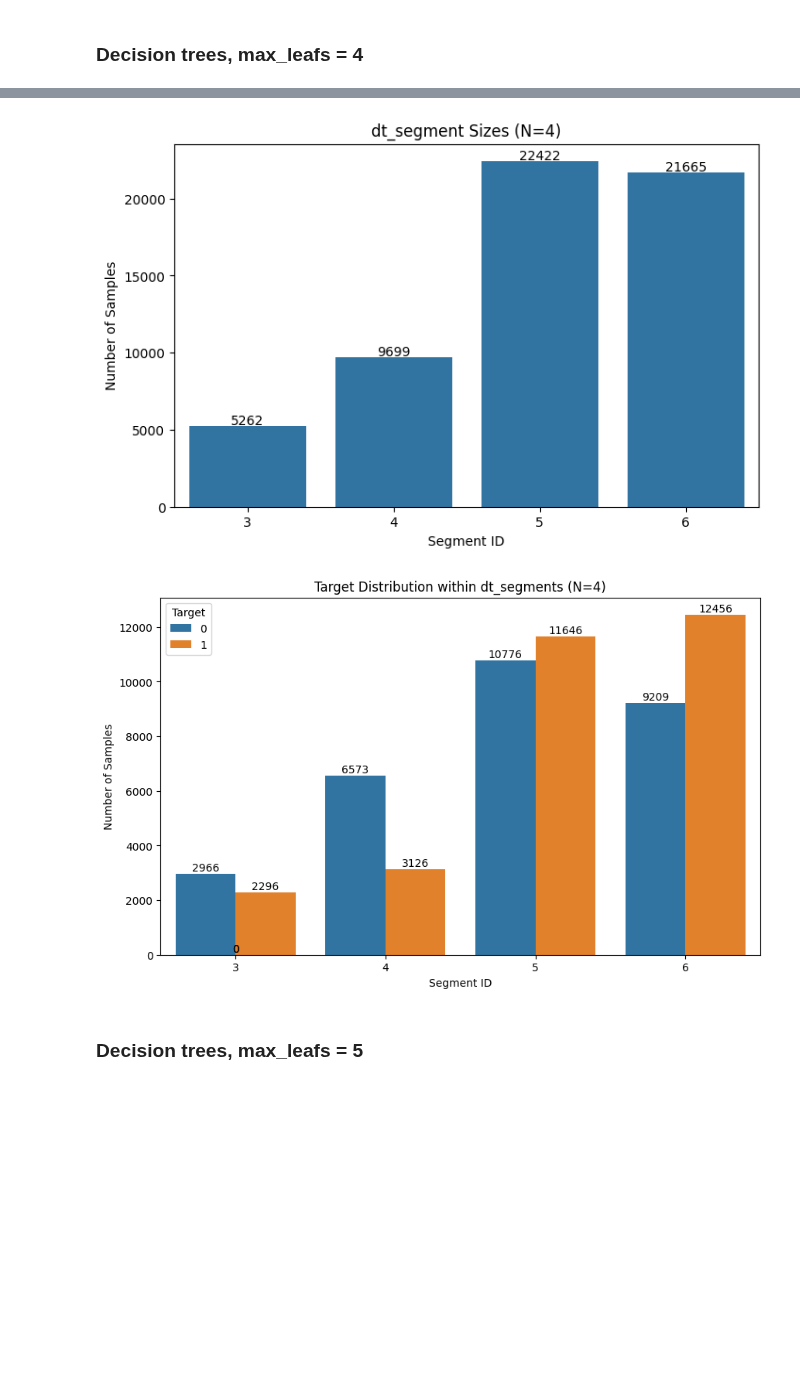
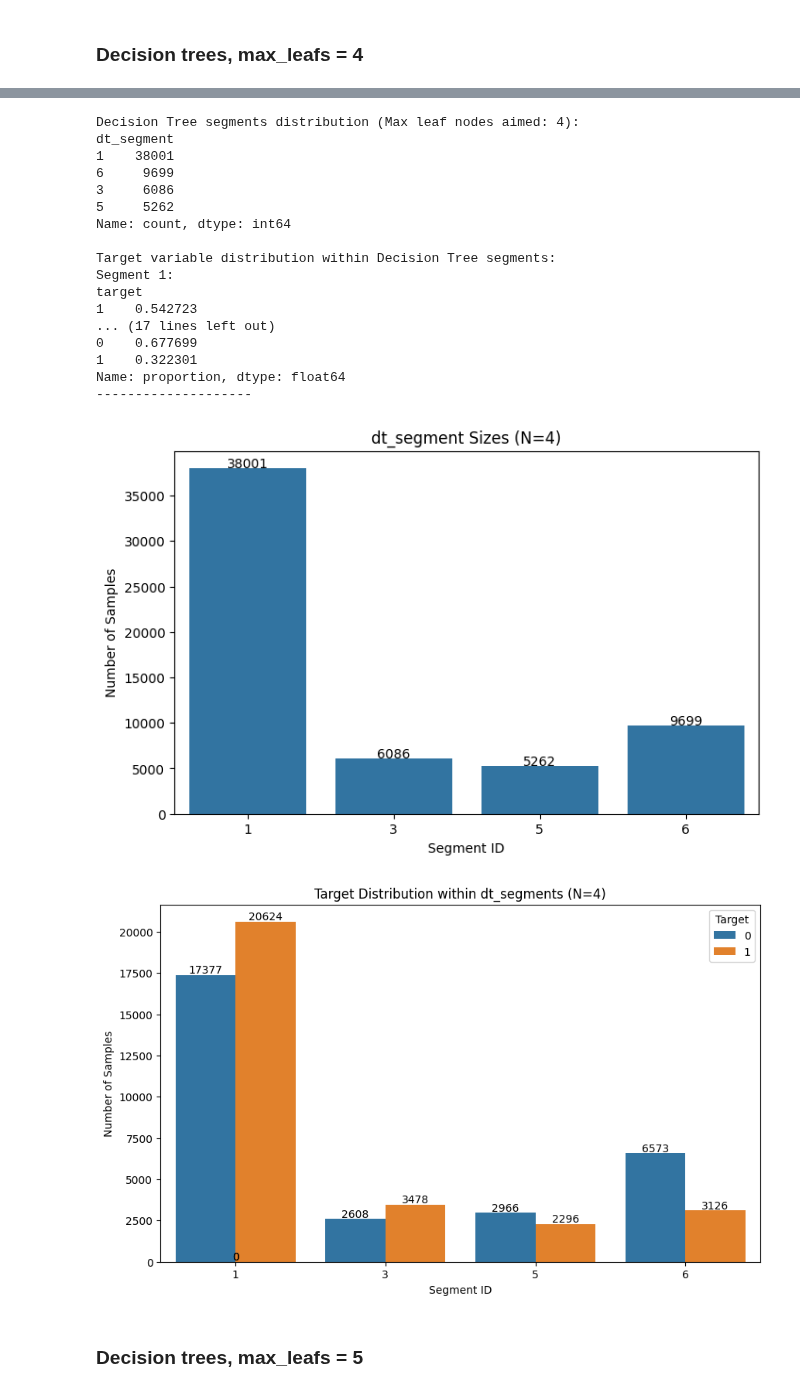
Before and after one commit to alkimer/CreditRiskAnalysisProject, a Jupyter notebook: data/modeling_data/segmented_model.ipynb, the cells around one changed output, grey strips where cells are left out. Drawn from its saved outputs; the diff is of its cells as text; code cells hidden in the pictures; blank space fills up the shorter version.

Commit message:
segmented_model advance

```diff
--- a/data/modeling_data/segmented_model.ipynb
+++ b/data/modeling_data/segmented_model.ipynb
@@ -210,6 +204,6 @@ Name: proportion, dtype: float64
 # %%
 dt_leafs = 4
 df_dt_segmented4 = decision_trees_segmentation(dt_leafs, X_train, y_train)
-visualize('dt_segment', X_train, df_dt_segmented4, dt_leafs)
+visualize('dt_segment', df_dt_segmented4, dt_leafs)
 # %% [output]
 --- Decision Tree Segmentation ---
@@ -232,5 +210,22 @@ Name: proportion, dtype: float64
+Decision Tree segments distribution (Max leaf nodes aimed: 4):
+dt_segment
+1    38001
+6     9699
+3     6086
+5     5262
+Name: count, dtype: int64
+
+Target variable distribution within Decision Tree segments:
+Segment 1:
+target
+1    0.542723
+... (17 lines left out)
+0    0.677699
+1    0.322301
+Name: proportion, dtype: float64
+--------------------
-[figure, old version]
+[figure, new version]
-[figure, old version]
+[figure, new version]
 # %% [markdown]
 ### Decision trees, max_leafs = 5
 # %%
```
Also changed, not shown: parts of 31 cells of this notebook, 6 other files.
